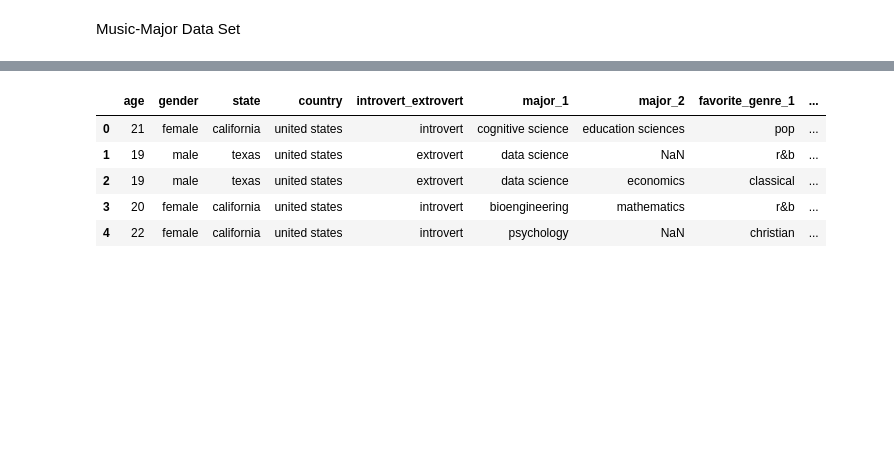
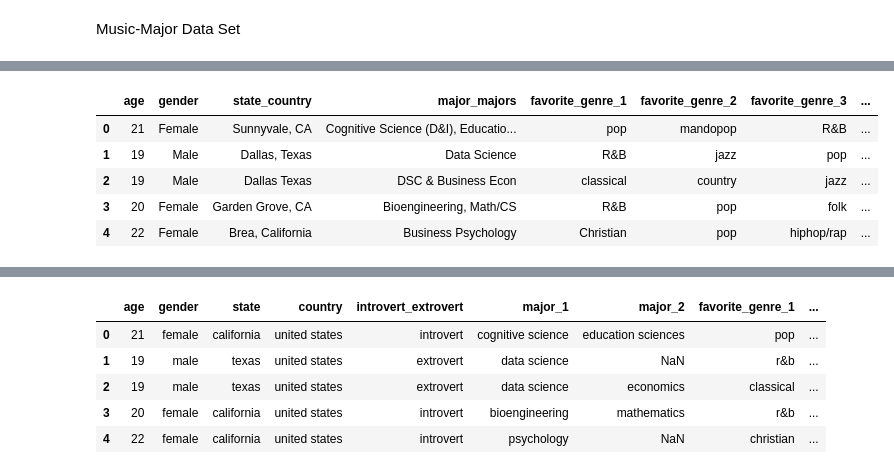
Before and after one commit to ninaahong/COGS108, a Jupyter notebook: DataCheckpoint_Group041_WI24.ipynb, the cells around one changed output, grey strips where cells are left out. Drawn from its saved outputs; the diff is of its cells as text; code cells hidden in the pictures; blank space fills up the shorter version.

```diff
--- a/DataCheckpoint_Group041_WI24.ipynb
+++ b/DataCheckpoint_Group041_WI24.ipynb
@@ -78,7 +82,7 @@ survey=survey.drop(['Timestamp'],axis=1)
 survey=survey.drop(['What is/are your favorite color(s)? '],axis=1)
 survey=survey.drop(["What are your hobbies? If it's more than one please put commas in between your responses. "],axis=1)
 # %%
-##RENAME COLUMNS
+##RENAME COLUMNS TO MAKE THEM EASIER TO WORK WITH
 survey = survey.rename(columns={'Age':'age',
                                 'Gender':'gender',
                                 'Hometown (include only state and city)': 'state_country',
@@ -88,7 +92,16 @@ survey = survey.rename(columns={'Age':'age',
                                 'Major/majors':'major_majors',
                                 'Who is your favorite artist(s)?':'favorite_artist',
                                 'How many hours per day do you listen to music? ': 'listening_hours',
-                                'Do you play any instrument': 'do you play an instrument?',
+                                'Do you play any instrument': 'whether_instrument',
                                 'What instrument do you play?': 'instrument_played',
                                'Are you an introvert or extrovert? ':'introvert_extrovert'})
+# %%
+survey.head()
+# %% [output]
+|  | age | gender | state_country | major_majors | favorite_genre_1 | favorite_genre_2 | favorite_genre_3 | ... |
+| 0 | 21 | Female | Sunnyvale, CA | Cognitive Science (D&I), Educatio... | pop | mandopop | R&B | ... |
+| 1 | 19 | Male | Dallas, Texas | Data Science | R&B | jazz | pop | ... |
+| 2 | 19 | Male | Dallas Texas | DSC & Business Econ | classical | country | jazz | ... |
+| 3 | 20 | Female | Garden Grove, CA | Bioengineering, Math/CS | R&B | pop | folk | ... |
+| 4 | 22 | Female | Brea, California | Business Psychology | Christian | pop | hiphop/rap | ... |
 # %%
```
Also changed, not shown: parts of 23 cells of this notebook.
